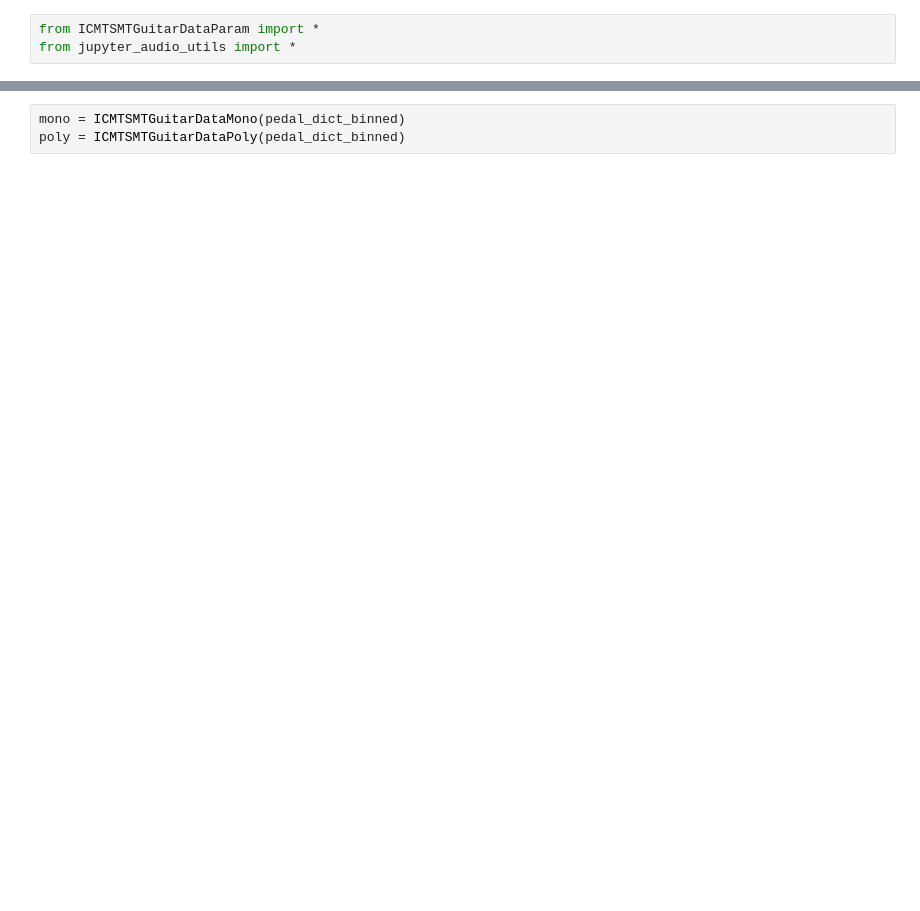
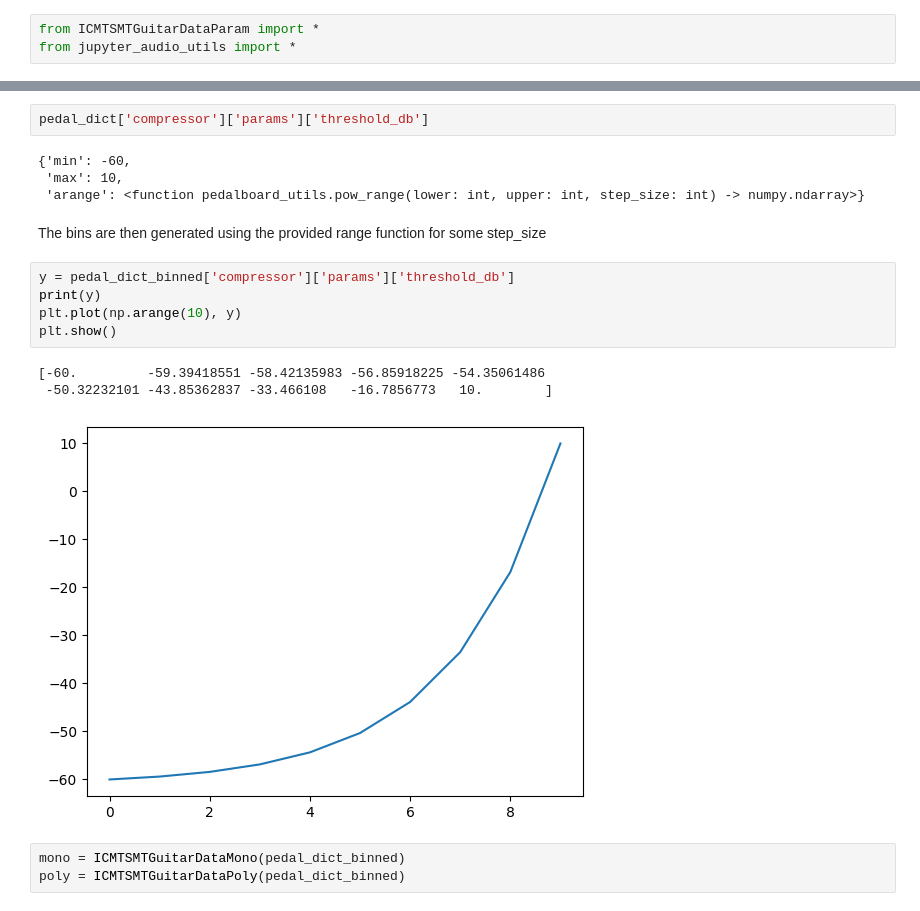
Before and after one commit to yucoder14/guitar_effects_second_phase, a Jupyter notebook: tinkering.ipynb, the cells around one changed output, grey strips where cells are left out. Drawn from its saved outputs; the diff is of its cells as text; blank space fills up the shorter version.

```diff
--- a/tinkering.ipynb
+++ b/tinkering.ipynb
@@ -14,3 +18,20 @@ numpy.ndarray
+# %%
+pedal_dict['compressor']['params']['threshold_db']
+# %% [output]
+{'min': -60,
+ 'max': 10,
+ 'arange': <function pedalboard_utils.pow_range(lower: int, upper: int, step_size: int) -> numpy.ndarray>}
+# %% [markdown]
+The bins are then generated using the provided range function for some step_size
+# %%
+y = pedal_dict_binned['compressor']['params']['threshold_db']
+print(y)
+plt.plot(np.arange(10), y)
+plt.show()
+# %% [output]
+[-60.         -59.39418551 -58.42135983 -56.85918225 -54.35061486
+ -50.32232101 -43.85362837 -33.466108   -16.7856773   10.        ]
+[figure, added]
 # %%
 mono = ICMTSMTGuitarDataMono(pedal_dict_binned)
 poly = ICMTSMTGuitarDataPoly(pedal_dict_binned)
```
Also changed, not shown: parts of 16 cells of this notebook, 3 other files.
